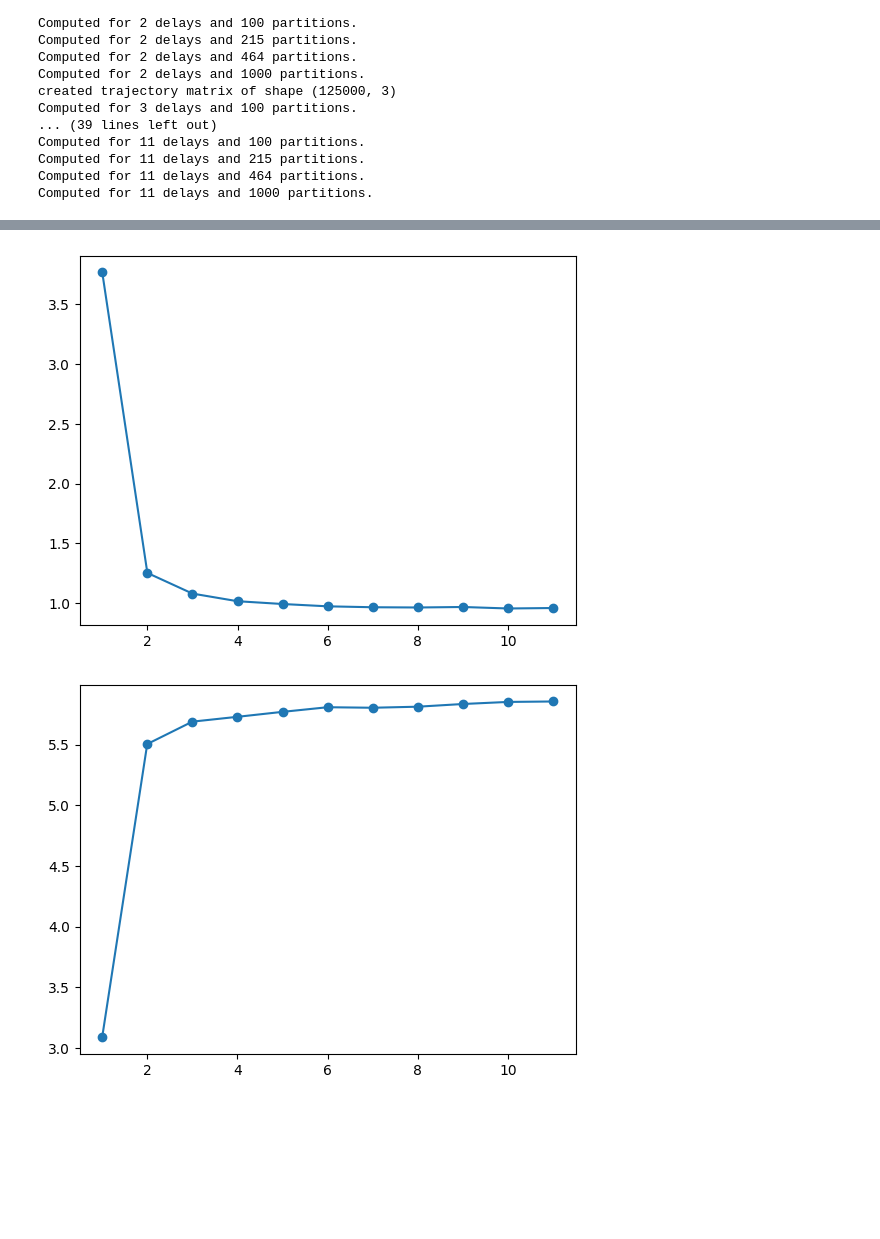
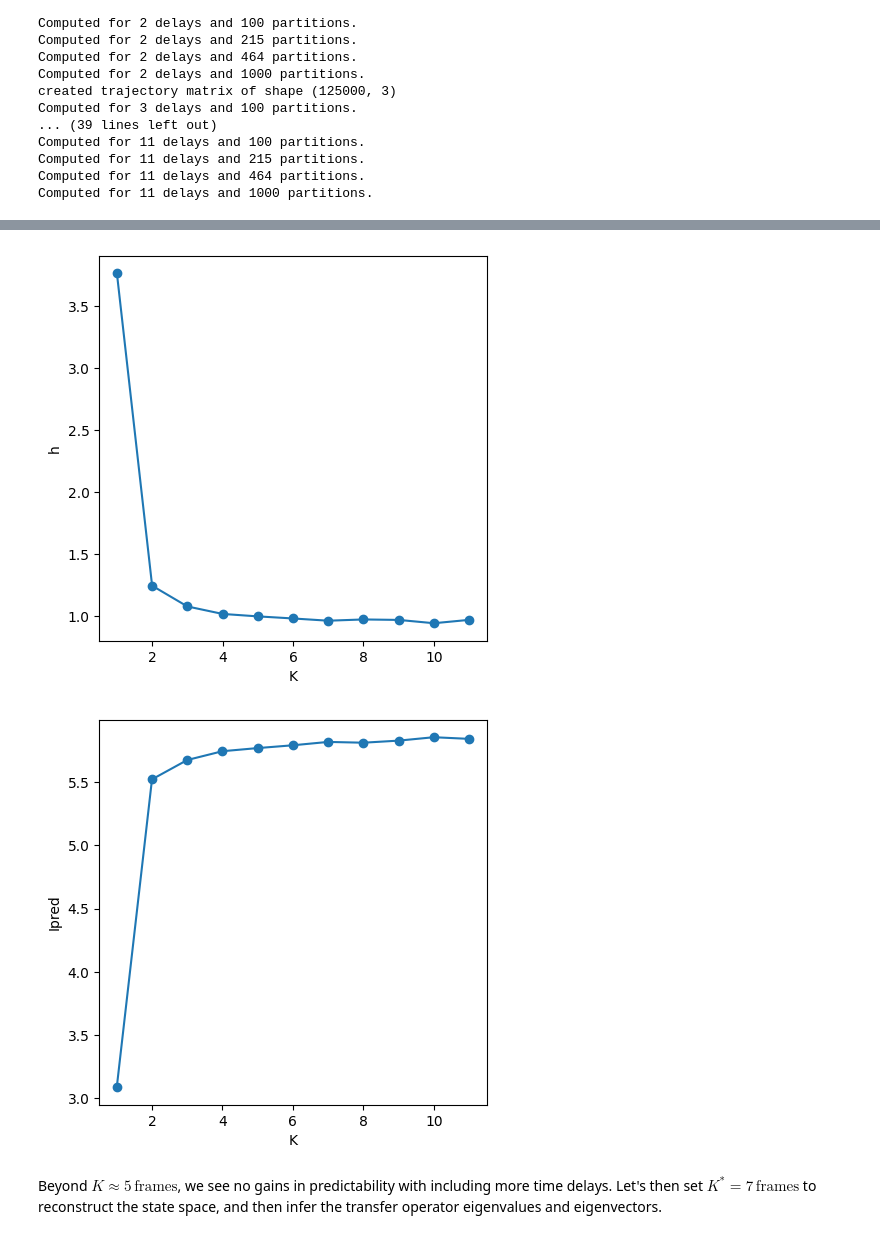
Before and after one commit to AntonioCCosta/DPG_PhysicsBehavior_2026, a Jupyter notebook: notebooks/notebook_3_Lorenz.ipynb, the cells around one changed output, grey strips where cells are left out. Saved outputs shown, nothing was run; the diff lists cells and outputs as text; code cells hidden in the pictures; blank space fills up the shorter version.

```diff
--- a/notebooks/notebook_3_Lorenz.ipynb
+++ b/notebooks/notebook_3_Lorenz.ipynb
@@ -243,10 +297,17 @@ plt.show()
 # %%
+plt.figure(figsize=(5,5))
 plt.plot(range_Ks,h_K[:,-1],marker='o')
+plt.xlabel('K')
+plt.ylabel('h')
 plt.show()
-
+plt.figure(figsize=(5,5))
 plt.plot(range_Ks,Ipred_K[:,-1],marker='o')
+plt.ylabel('Ipred')
+plt.xlabel('K')
 plt.show()
 # %% [output]
-[figure, old version]
+[figure, new version]
-[figure, old version]
+[figure, new version]
+# %% [markdown]
+Beyond $K\approx 5\,\text{frames}$, we see no gains in predictability with including more time delays. Let's then set $K^*=7\,\text{frames}$ to reconstruct the state space, and then infer the transfer operator eigenvalues and eigenvectors.
 # %%
```
Also changed, not shown: parts of 52 cells of this notebook.
